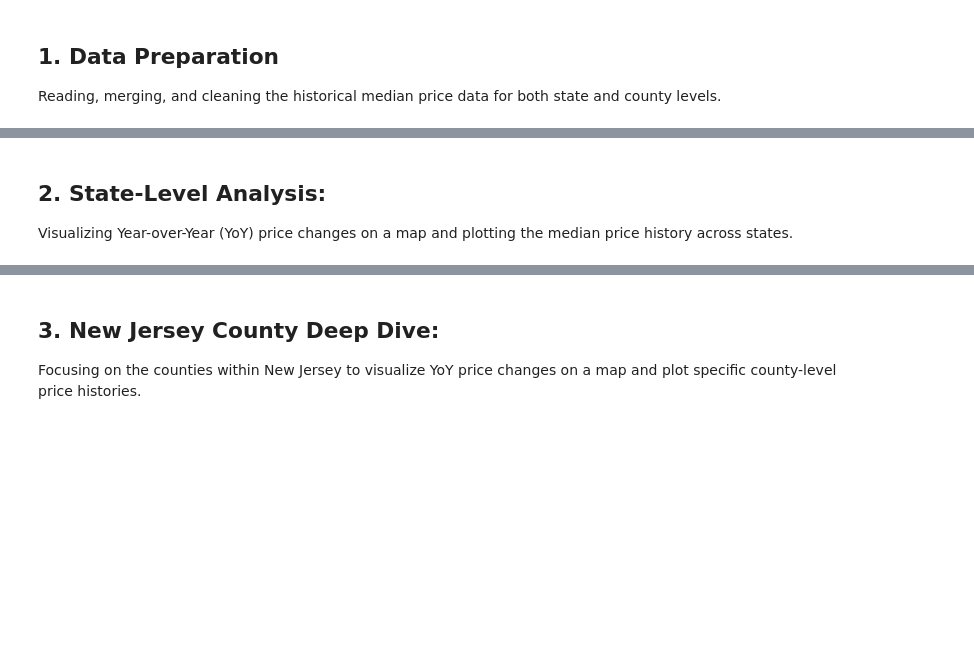
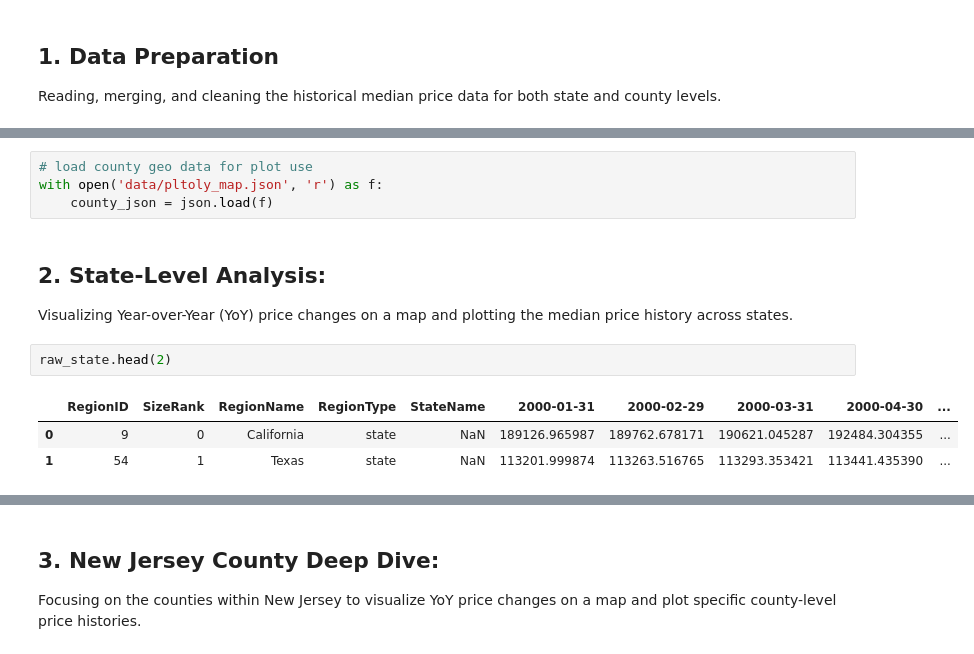
Before and after one commit to KuoLiang-hub/housing_prices_analysis, a Jupyter notebook: U.S._Housing_Price_Analysis.ipynb, the cells around one changed output, grey strips where cells are left out. Drawn from its saved outputs; the diff is of its cells as text; blank space fills up the shorter version.

```diff
--- a/U.S._Housing_Price_Analysis.ipynb
+++ b/U.S._Housing_Price_Analysis.ipynb
@@ -30,3 +75,13 @@ Reading, merging, and cleaning the historical median price data for both state a
+# %%
+# load county geo data for plot use
+with open('data/pltoly_map.json', 'r') as f:
+    county_json = json.load(f)
 # %% [markdown]
 ## 2. State-Level Analysis:
 Visualizing Year-over-Year (YoY) price changes on a map and plotting the median price history across states.
+# %%
+raw_state.head(2)
+# %% [output]
+|  | RegionID | SizeRank | RegionName | RegionType | StateName | 2000-01-31 | 2000-02-29 | 2000-03-31 | 2000-04-30 | ... |
+| 0 | 9 | 0 | California | state | NaN | 189126.965987 | 189762.678171 | 190621.045287 | 192484.304355 | ... |
+| 1 | 54 | 1 | Texas | state | NaN | 113201.999874 | 113263.516765 | 113293.353421 | 113441.435390 | ... |
```
Also changed, not shown: parts of 8 cells of this notebook, 3 other files.
